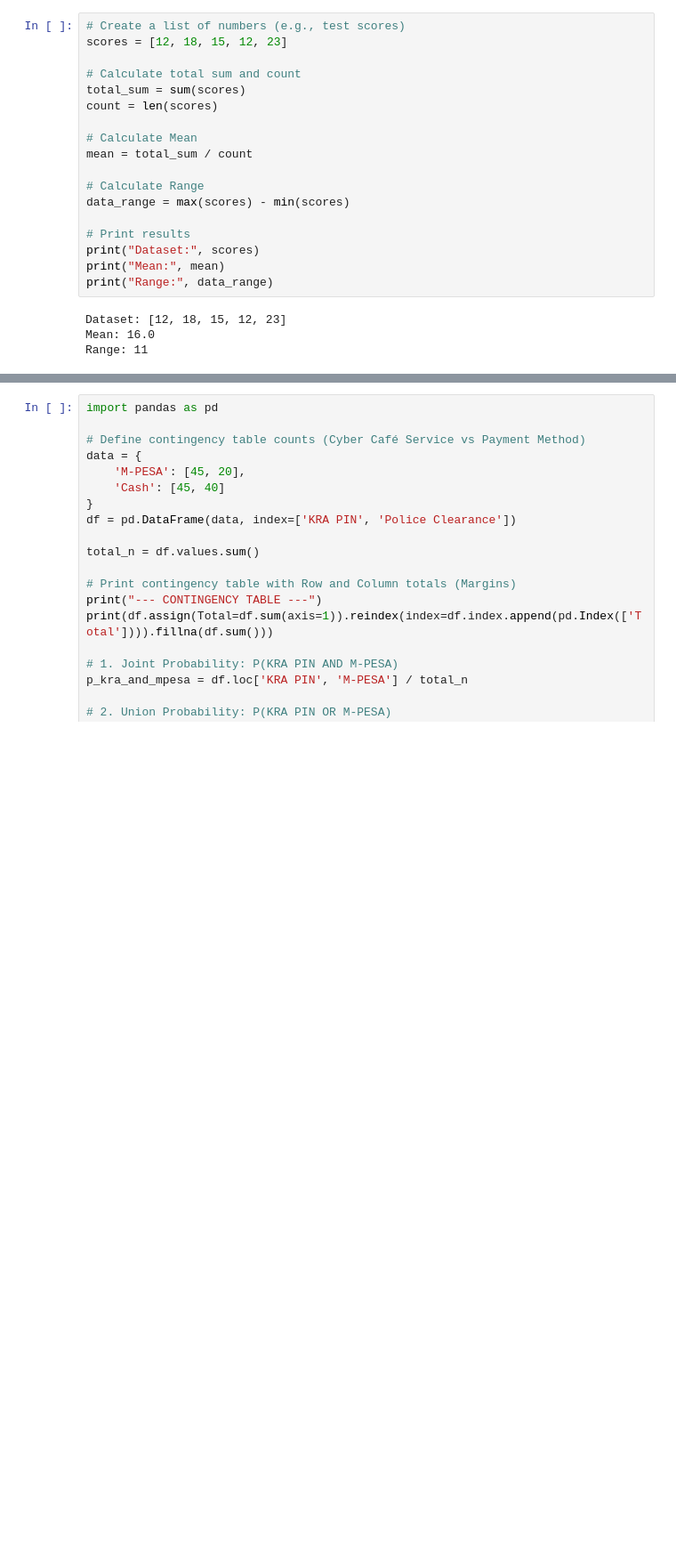
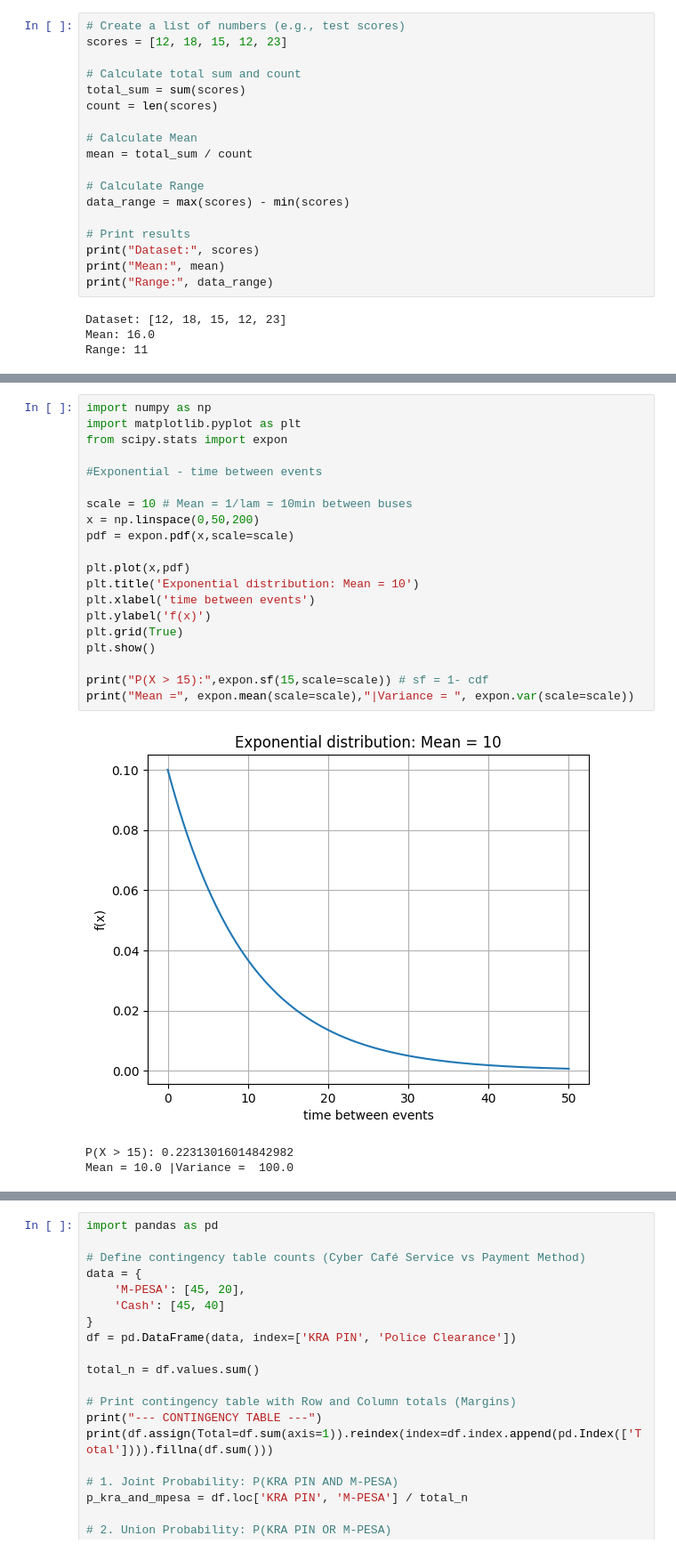
Before and after one commit to marizon740-collab/DATA-ANALYTICS-WORKOUTS-, a Jupyter notebook: Data_science____Python_fundamentals.ipynb, the cells around one changed output, grey strips where cells are left out. Shown at 89% size. Cells and saved outputs as stored; diff of their text form; blank space fills up the shorter version.

```diff
--- a/Data_science____Python_fundamentals.ipynb
+++ b/Data_science____Python_fundamentals.ipynb
@@ -24,0 +73,24 @@ Range: 11
+# %%
+import numpy as np
+import matplotlib.pyplot as plt
+from scipy.stats import expon
+
+#Exponential - time between events
+
+scale = 10 # Mean = 1/lam = 10min between buses
+x = np.linspace(0,50,200)
+pdf = expon.pdf(x,scale=scale)
+
+plt.plot(x,pdf)
+plt.title('Exponential distribution: Mean = 10')
+plt.xlabel('time between events')
+plt.ylabel('f(x)')
+plt.grid(True)
+plt.show()
+
+print("P(X > 15):",expon.sf(15,scale=scale)) # sf = 1- cdf
+print("Mean =", expon.mean(scale=scale),"|Variance = ", expon.var(scale=scale))
+# %% [output]
+[figure, added]
+P(X > 15): 0.22313016014842982
+Mean = 10.0 |Variance =  100.0
```
Also changed, not shown: parts of 3 cells of this notebook.
